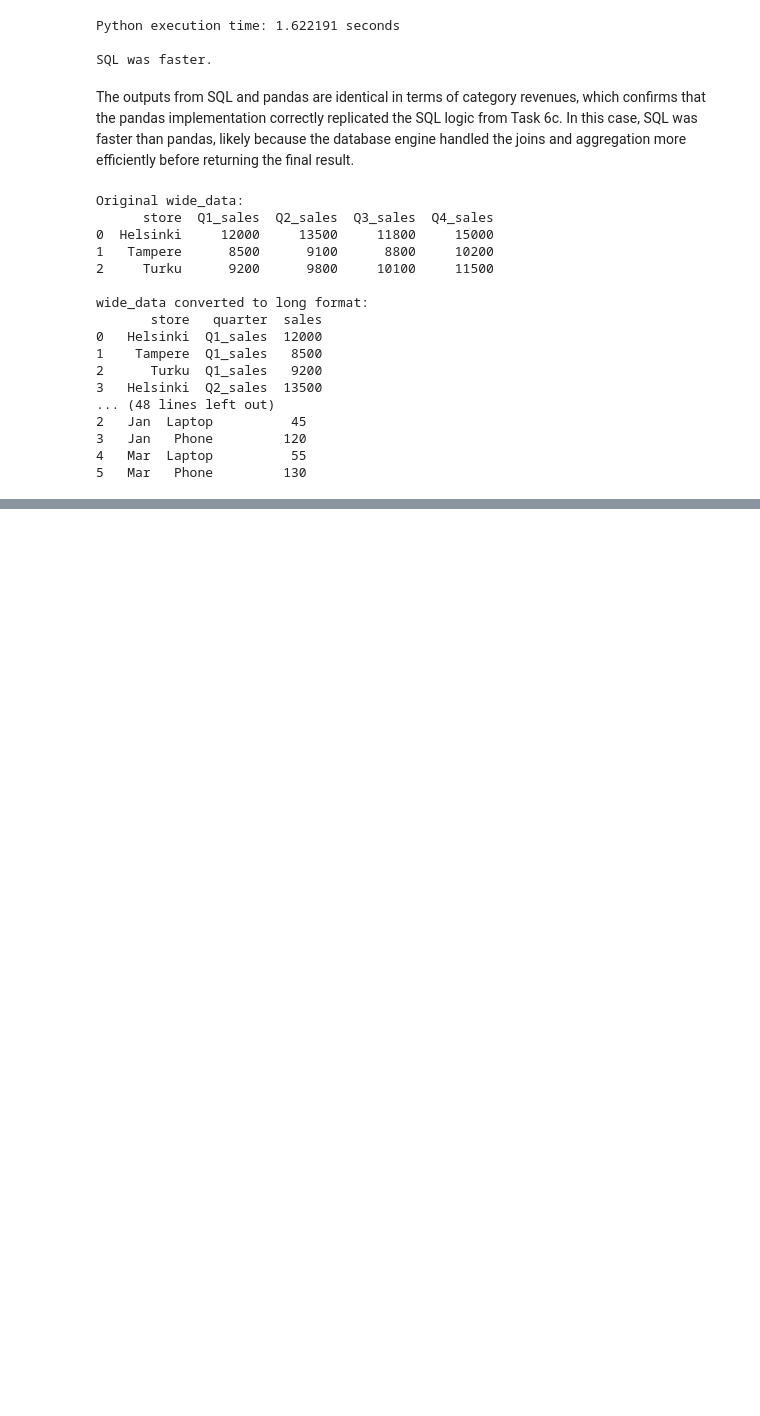
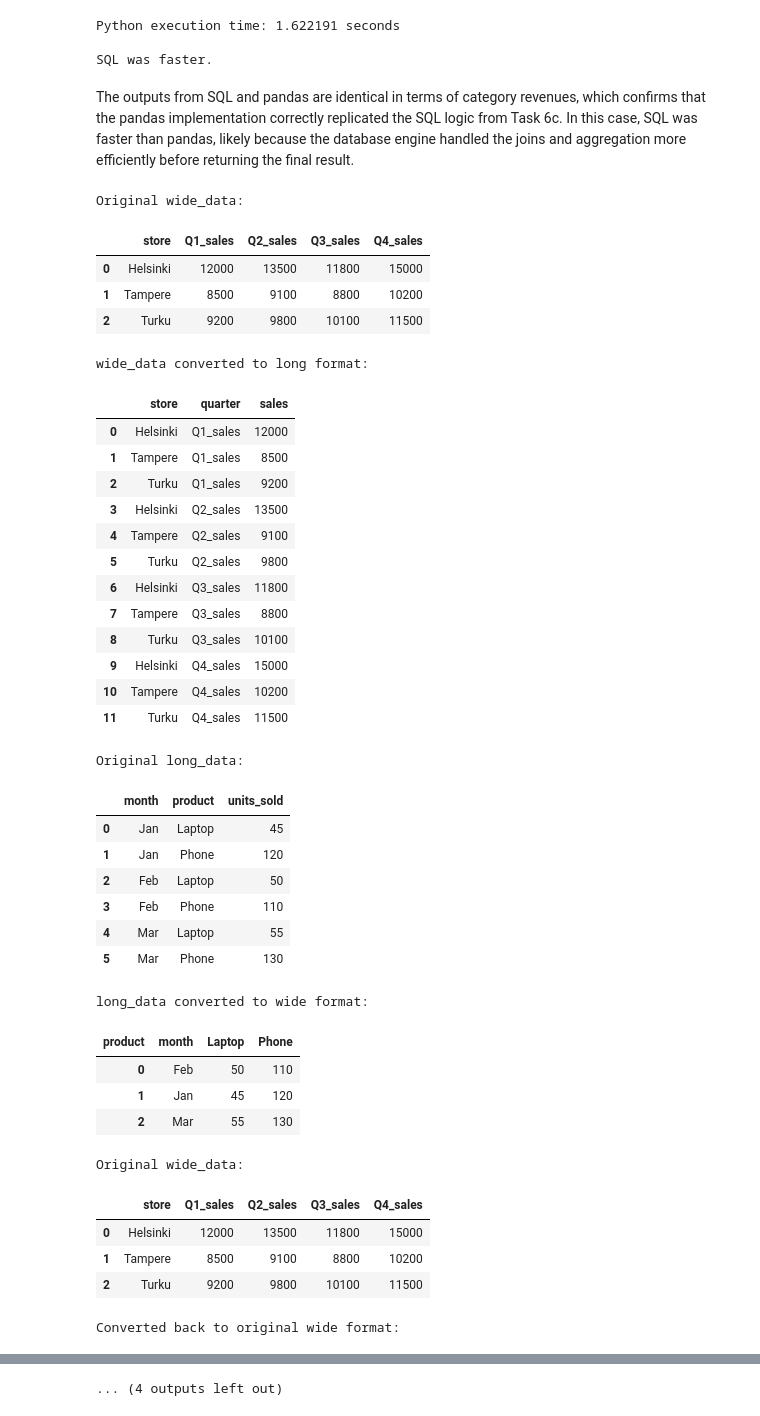
Before and after one commit to antongrundstrom/PythonProgrammingforBusinessIntelligence, a Jupyter notebook: Assignments/Assignment2/Assignment2.ipynb, the cells around one changed output, grey strips where cells are left out. Cells and saved outputs as stored; diff of their text form; code cells hidden in the pictures; blank space fills up the shorter version.

```diff
--- a/Assignments/Assignment2/Assignment2.ipynb
+++ b/Assignments/Assignment2/Assignment2.ipynb
@@ -737,7 +737,7 @@ long_data = pd.DataFrame({
 
 # a) Wide to long
 print("Original wide_data:")
-print(wide_data)
+display(wide_data)
 
 wide_to_long = pd.melt(
     wide_data,
@@ -760,49 +760,70 @@ long_to_wide = long_data.pivot(
 ).reset_index()
 
 print("\nlong_data converted to wide format:")
-print(long_to_wide)
+display(long_to_wide)
 
 # c) Convert back to original wide format
 long_back_to_wide = wide_to_long.pivot(
     index="store",
     columns="quarter",
     values="sales"
 ).reset_index()
 
 long_back_to_wide.columns.name = None
 long_back_to_wide = long_back_to_wide[["store", "Q1_sales", "Q2_sales", "Q3_sales", "Q4_sales"]]
 
 print("Original wide_data:")
 display(wide_data)
 print("\nConverted back to original wide format:")
 display(long_back_to_wide)
 
 # c) Convert back to original long format
 wide_back_to_long = long_to_wide.melt(
     id_vars="month",
     var_name="product",
     value_name="units_sold"
 ).sort_values(["month", "product"]).reset_index(drop=True)
 
 print("\nOriginal long_data:")
 display(long_data)
 print("\nConverted back to original long format:")
 display(wide_back_to_long)
 # %% [output]
 Original wide_data:
-      store  Q1_sales  Q2_sales  Q3_sales  Q4_sales
-0  Helsinki     12000     13500     11800     15000
-1   Tampere      8500      9100      8800     10200
-2     Turku      9200      9800     10100     11500
-
-wide_data converted to long format:
-       store   quarter  sales
-0   Helsinki  Q1_sales  12000
-1    Tampere  Q1_sales   8500
-2      Turku  Q1_sales   9200
-3   Helsinki  Q2_sales  13500
-... (48 lines left out)
-2   Jan  Laptop          45
-3   Jan   Phone         120
-4   Mar  Laptop          55
-5   Mar   Phone         130
+|  | store | Q1_sales | Q2_sales | Q3_sales | Q4_sales |
+| 0 | Helsinki | 12000 | 13500 | 11800 | 15000 |
+| 1 | Tampere | 8500 | 9100 | 8800 | 10200 |
+| 2 | Turku | 9200 | 9800 | 10100 | 11500 |
+wide_data converted to long format:
+|  | store | quarter | sales |
+| 0 | Helsinki | Q1_sales | 12000 |
+| 1 | Tampere | Q1_sales | 8500 |
+| 2 | Turku | Q1_sales | 9200 |
+| 3 | Helsinki | Q2_sales | 13500 |
+| 4 | Tampere | Q2_sales | 9100 |
+| 5 | Turku | Q2_sales | 9800 |
+| 6 | Helsinki | Q3_sales | 11800 |
+| 7 | Tampere | Q3_sales | 8800 |
+| 8 | Turku | Q3_sales | 10100 |
+| 9 | Helsinki | Q4_sales | 15000 |
+| 10 | Tampere | Q4_sales | 10200 |
+| 11 | Turku | Q4_sales | 11500 |
+Original long_data:
+|  | month | product | units_sold |
+| 0 | Jan | Laptop | 45 |
+| 1 | Jan | Phone | 120 |
+| 2 | Feb | Laptop | 50 |
+| 3 | Feb | Phone | 110 |
+| 4 | Mar | Laptop | 55 |
+| 5 | Mar | Phone | 130 |
+long_data converted to wide format:
+| product | month | Laptop | Phone |
+| 0 | Feb | 50 | 110 |
+| 1 | Jan | 45 | 120 |
+| 2 | Mar | 55 | 130 |
+Original wide_data:
+|  | store | Q1_sales | Q2_sales | Q3_sales | Q4_sales |
+| 0 | Helsinki | 12000 | 13500 | 11800 | 15000 |
+| 1 | Tampere | 8500 | 9100 | 8800 | 10200 |
+| 2 | Turku | 9200 | 9800 | 10100 | 11500 |
+Converted back to original wide format:
@@ -808,0 +834 @@ wide_data converted to long format:
+... (4 outputs left out)
```
Also changed, not shown: parts of 1 cell of this notebook.
